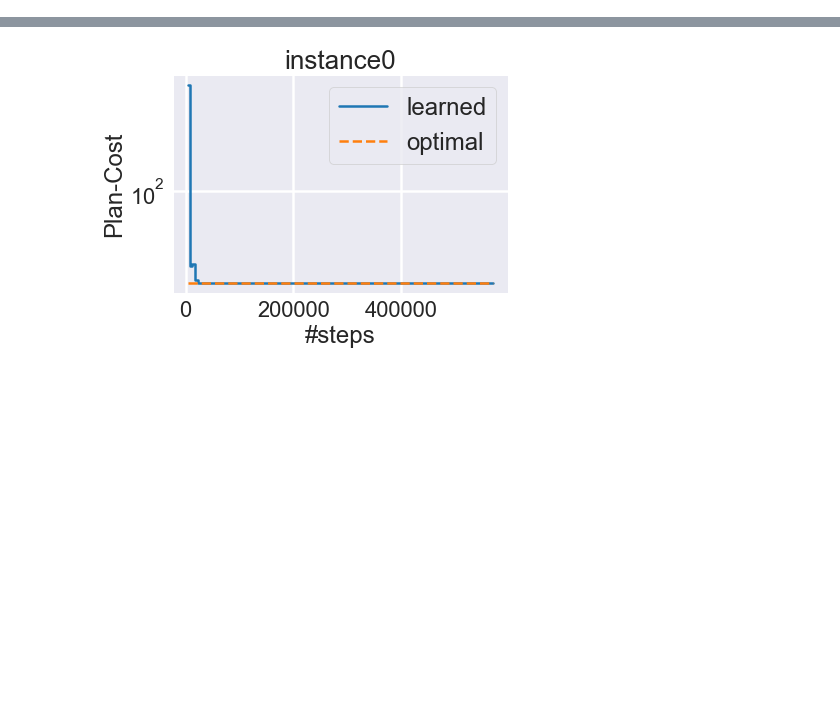
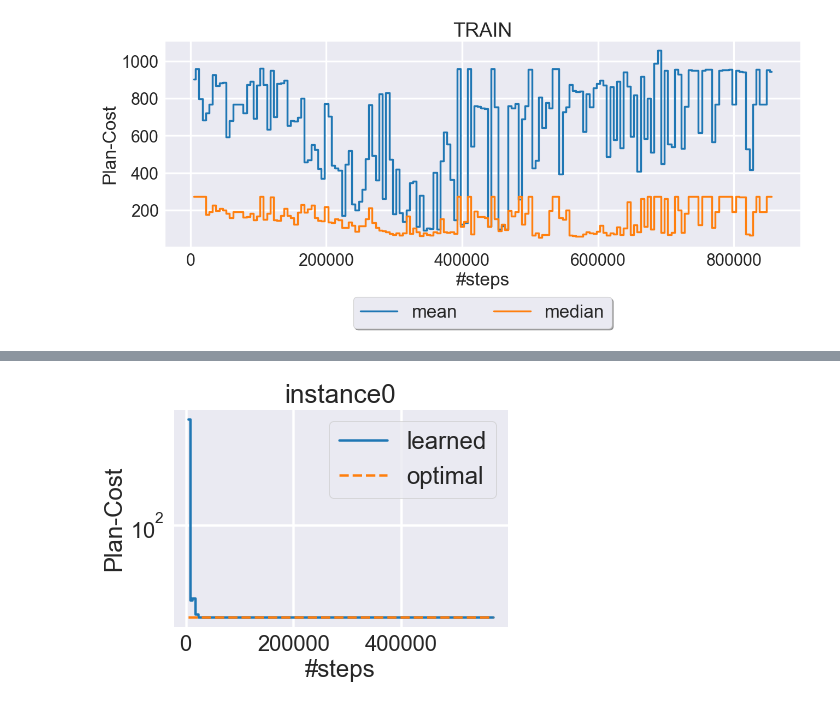
Before and after one commit to speckdavid/rl-plan, a Jupyter notebook: plotting/example_plots.ipynb, the cells around one changed output, grey strips where cells are left out. Cells and saved outputs as stored; diff of their text form; code cells hidden in the pictures; blank space fills up the shorter version.

```diff
--- a/plotting/example_plots.ipynb
+++ b/plotting/example_plots.ipynb
@@ -43,0 +84,16 @@ opt_cost_dict = {
+# %%
+import re
+# with open("/home/biedenka/git/rl-plan/experiments/rr_runs_0-3.txt", 'r') as infile:
+#     data = infile.read()
+round_robin_costs = {}
+
+for action in [0, 1]:
+    round_robin_costs[action] = {}
+    for switch in [3, 4, 5, 6, 7]:
+        round_robin_costs[action][switch] = {}
+        inst_id = 0
+        for line in open('/home/biedenka/git/rl-plan/experiments/rr_runs_%d-%d.txt' % (action, switch)):
+            str_ = re.findall(r'Plan cost: [0-9]+', line)
+            if str_:
+                round_robin_costs[action][switch][inst_id] = int(str_[0].split(': ')[-1])
+                inst_id += 1
@@ -43,0 +120,76 @@ opt_cost_dict = {
+# %%
+plot_bsf = False
+
+exp_dir = '/mhome/biedenka/rl-plan-tmp/experiments/full_train_set'
+df = pd.read_csv(os.path.join(exp_dir, 'scores.txt'), sep='\t', index_col=None)
+
+
+fig = plt.figure(figsize=(15, 5), dpi=100)
+ax = plt.gca()
+
+if not plot_bsf:
+    plt.step(df.steps, df['mean'] * -1, where='mid', label='mean')
+    # plt.step(df.steps, df['min'] * -1, where='mid', label='worst')
+    plt.step(df.steps, df['median'] * -1, where='mid', label='median')
+    plt.xlabel('#steps')
+else:
+    mean = df['mean']
+    mead = df['median']
+    me, md = [], []
+    for idx, v in enumerate(zip(mean, mead)):
+        if idx == 0:
+            me.append(v[0])
+            md.append(v[1])
+            continue
+        if v[0] > me[-1]:
+            me.append(mean[idx])
+            md.append(mead[idx])
+        else:
+            me.append(me[-1])
+            md.append(md[-1])
+    # additional +1 as reward is misaligned by 1
+    data = (np.array(me) +1) * -1
+    plt.step(df.steps/1000, (np.array(me) +1) * -1, where='post', label='learned-bsf')
+    print('Final learned', data[-1])
+#     plt.step(df.steps/1000, np.array(md) * -1, where='post', label='median-bsf')
+    opt_mean = np.mean(list(opt_cost_dict.values()))
+    static_0 = np.mean(list(static_cost[0].values()))
+    static_1 = np.mean(list(static_cost[1].values()))
+    static_o = np.mean(list(static_cost['oracle_portfolio'].values()))
+    random_mean, random_std = np.mean([x.mean() for x in random_cost.values()]), np.std([x.std() for x in random_cost.values()])
+    print('opt_mean', opt_mean)
+    print('static_0', static_0)
+    print('static_1', static_1)
+    print('static_o', static_o)
+    print('random_u', random_mean, 'random_s', random_std)
+    ssteps = df.steps.loc[[0, df.shape[0] -1]]/1000
+    plt.plot(ssteps, [opt_mean, opt_mean],
+             ls='--', label='optimal-mean')
+    ssteps[0] = np.sum(list(static_cost[0].values()))/1000
+    plt.plot(ssteps, [static_0, static_0],
+             ls='--', label='static-0-mean')
+    ssteps[0] = np.sum(list(static_cost[1].values()))/1000
+    plt.plot(ssteps, [static_1, static_1],
+             ls='--', label='static-1-mean')
+    ssteps[0] = 0
+    plt.plot(ssteps, [static_o, static_o],
+             ls='--', label='oracle-portfolio')
+    plt.plot(ssteps, [random_mean, random_mean],
+             ls='--', label='random-mean', c='gray')
+    plt.fill_between(ssteps, random_mean + random_std, random_mean - random_std, alpha=0.25, color='gray')
+
+    for act in [0]:  # [0, 1]:
+        for switch in [6]:  # [3,4,5,6,7]:
+            v = np.mean(list(round_robin_costs[act][switch].values()))
+            plt.plot(ssteps, [v, v], label = 'rr-%d-%d' % (act, switch), ls = '--')
+            print('rr-%d-%d' % (act, switch), v)
+    plt.xlabel('#steps [k]')
+    plt.xlim(ssteps)
+
+ax.set_title('TRAIN')
+ax.set_ylabel('Plan-Cost')
+ax.legend(loc='upper center', bbox_to_anchor=(0.5, -0.2),
+          fancybox=True, shadow=True, ncol=4)
+plt.show()
+# %% [output]
+[figure, added]
```
Also changed, not shown: parts of 20 cells of this notebook, 3 other files.
